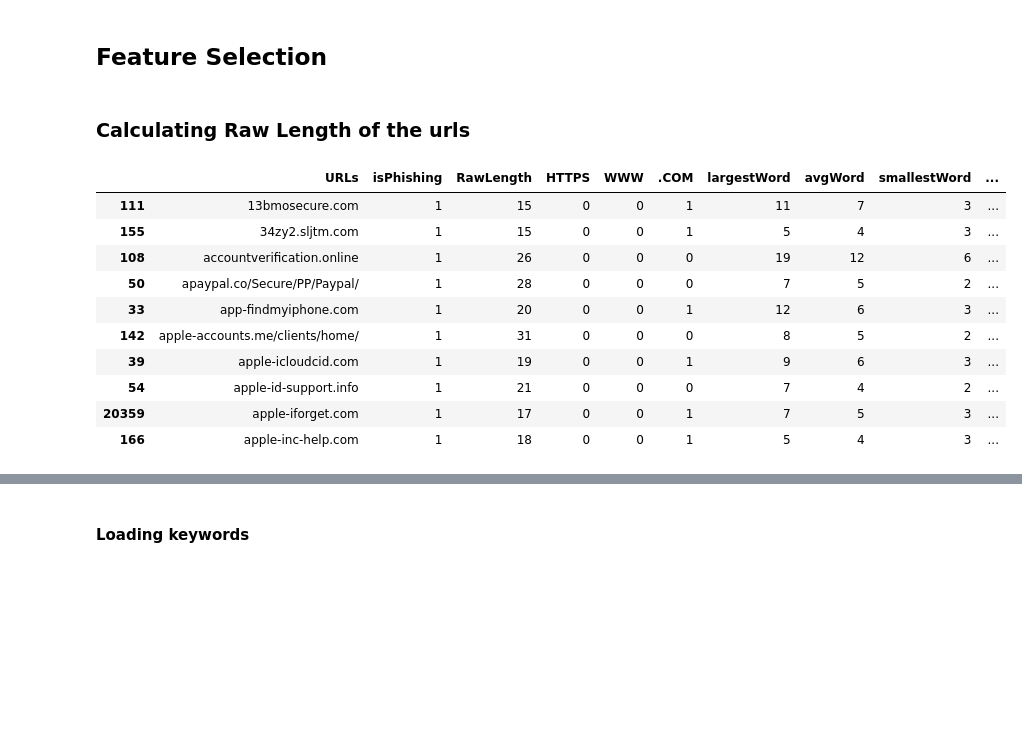
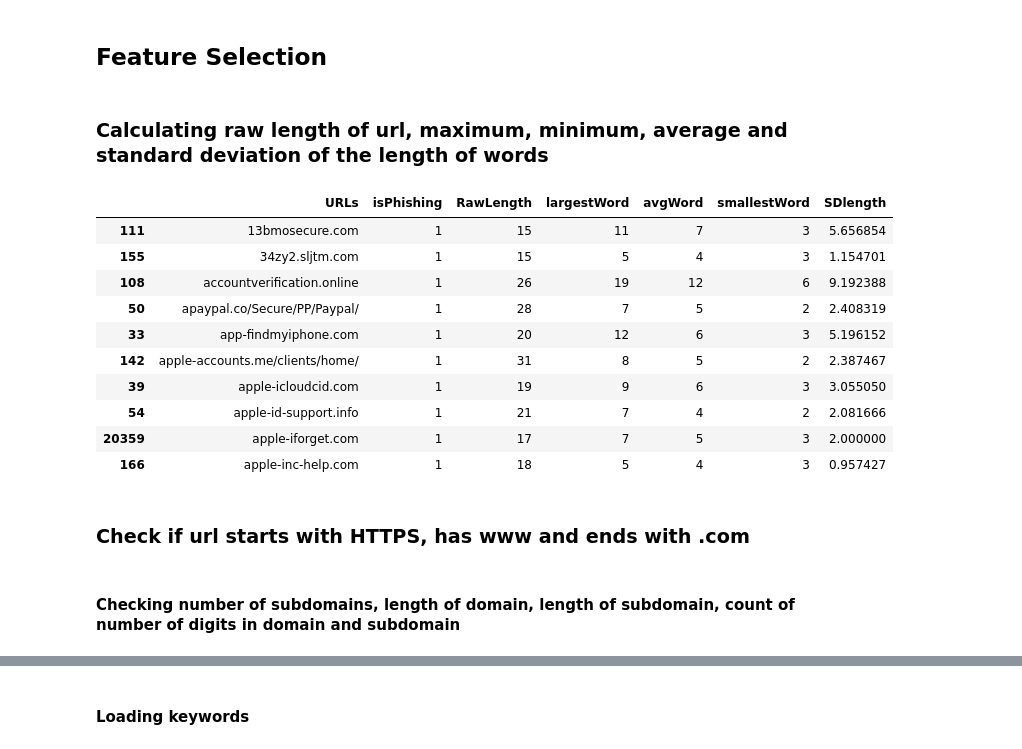
Before and after one commit to Shreya549/no-phishy, a Jupyter notebook: DataMining.ipynb, the cells around one changed output, grey strips where cells are left out. Drawn from its saved outputs; the diff is of its cells as text; code cells hidden in the pictures; blank space fills up the shorter version.

```diff
--- a/DataMining.ipynb
+++ b/DataMining.ipynb
@@ -129,30 +104,12 @@ df.head(10)
 | 166 | apple-inc-help.com | 1 |
 # %% [markdown]
 ## Feature Selection
-# %% [markdown]
-### Calculating Raw Length of the urls
+# %% [markdown]
+### Calculating raw length of url, maximum, minimum, average and standard deviation of the length of words
 # %%
 import re, statistics
 def rawlength(s):
     return len(s)
-
-def isHTTPS(s):
-    if(s.startswith('https')):
-        return 1
-    else:
-        return 0
-
-def hasWWW(s):
-    if 'www' in s:
-        return 1
-    else:
-        return 0
-
-def hasCOM(s):
-    if '.com' in s:
-        return 1
-    else:
-        return 0
 
 def lenMaxWord(s):
     words = re.split('[. -/_]',s)
@@ -167,67 +124,43 @@ def lenAvgWord(s):
     l = []
     for i in words:
         if (len(i)>0):
             l.append(len(i))
     return round(sum(l)/len(l))
 
 def lenMinWord(s):
     words = re.split('[. -/_]',s)
     l = []
     for i in words:
         if (len(i)>0):
             l.append(len(i))
     return min(l)
 
 def SDlengthWord(s):
     words = re.split('[. -/_]',s)
     l = []
     for i in words:
         if (len(i)>0):
             l.append(len(i))
     return statistics.stdev(l)
 
-def numOfSubdom(site):
-    s = re.search("//",site)
-    if s:
-        site = site[s.end():]
-    e = re.search("/",site)
-    if e:
-        site = site[:e.end()-1]
-    site = site.split(".")
-    # one for domain extension eg. com,edu,in
-    num = len(site)-1
-    if 'www' in site:
-        num = num-1
-    return num
-
-def keyCount(site):
-    count = 0
-    wordList = re.split(r"\.|\/|-|\?|=|#|&|_|@|:\/\/",site)
-    for word in wordList:
-        if word in keywordList:
-            count += 1
-    return count
 
 df["RawLength"] = df["URLs"].apply(rawlength)
-df["HTTPS"] = df["URLs"].apply(isHTTPS)
-df["WWW"] = df["URLs"].apply(hasWWW)
-df[".COM"] = df["URLs"].apply(hasCOM)
 df["largestWord"] = df["URLs"].apply(lenMaxWord)
 df["avgWord"] = df["URLs"].apply(lenAvgWord)
 df["smallestWord"] = df["URLs"].apply(lenMinWord)
 df["SDlength"] = df["URLs"].apply(SDlengthWord)
-df["countSubDomain"] = df["URLs"].apply(numOfSubdom)
-
 df.head(10)
 # %% [output]
-|  | URLs | isPhishing | RawLength | HTTPS | WWW | .COM | largestWord | avgWord | smallestWord | ... |
-| 111 | 13bmosecure.com | 1 | 15 | 0 | 0 | 1 | 11 | 7 | 3 | ... |
-| 155 | 34zy2.sljtm.com | 1 | 15 | 0 | 0 | 1 | 5 | 4 | 3 | ... |
-| 108 | accountverification.online | 1 | 26 | 0 | 0 | 0 | 19 | 12 | 6 | ... |
-| 50 | apaypal.co/Secure/PP/Paypal/ | 1 | 28 | 0 | 0 | 0 | 7 | 5 | 2 | ... |
-| 33 | app-findmyiphone.com | 1 | 20 | 0 | 0 | 1 | 12 | 6 | 3 | ... |
-| 142 | apple-accounts.me/clients/home/ | 1 | 31 | 0 | 0 | 0 | 8 | 5 | 2 | ... |
-| 39 | apple-icloudcid.com | 1 | 19 | 0 | 0 | 1 | 9 | 6 | 3 | ... |
-| 54 | apple-id-support.info | 1 | 21 | 0 | 0 | 0 | 7 | 4 | 2 | ... |
-| 20359 | apple-iforget.com | 1 | 17 | 0 | 0 | 1 | 7 | 5 | 3 | ... |
-| 166 | apple-inc-help.com | 1 | 18 | 0 | 0 | 1 | 5 | 4 | 3 | ... |
+|  | URLs | isPhishing | RawLength | largestWord | avgWord | smallestWord | SDlength |
+| 111 | 13bmosecure.com | 1 | 15 | 11 | 7 | 3 | 5.656854 |
+| 155 | 34zy2.sljtm.com | 1 | 15 | 5 | 4 | 3 | 1.154701 |
+| 108 | accountverification.online | 1 | 26 | 19 | 12 | 6 | 9.192388 |
+| 50 | apaypal.co/Secure/PP/Paypal/ | 1 | 28 | 7 | 5 | 2 | 2.408319 |
+| 33 | app-findmyiphone.com | 1 | 20 | 12 | 6 | 3 | 5.196152 |
+| 142 | apple-accounts.me/clients/home/ | 1 | 31 | 8 | 5 | 2 | 2.387467 |
+| 39 | apple-icloudcid.com | 1 | 19 | 9 | 6 | 3 | 3.055050 |
+| 54 | apple-id-support.info | 1 | 21 | 7 | 4 | 2 | 2.081666 |
+| 20359 | apple-iforget.com | 1 | 17 | 7 | 5 | 3 | 2.000000 |
+| 166 | apple-inc-help.com | 1 | 18 | 5 | 4 | 3 | 0.957427 |
+# %% [markdown]
+### Check if url starts with HTTPS, has www and ends with .com
@@ -233,0 +189,2 @@ df.head(10)
+# %% [markdown]
+#### Checking number of subdomains, length of domain, length of subdomain, count of number of digits in domain and subdomain
```
Also changed, not shown: parts of 37 cells of this notebook, 1 other file.
